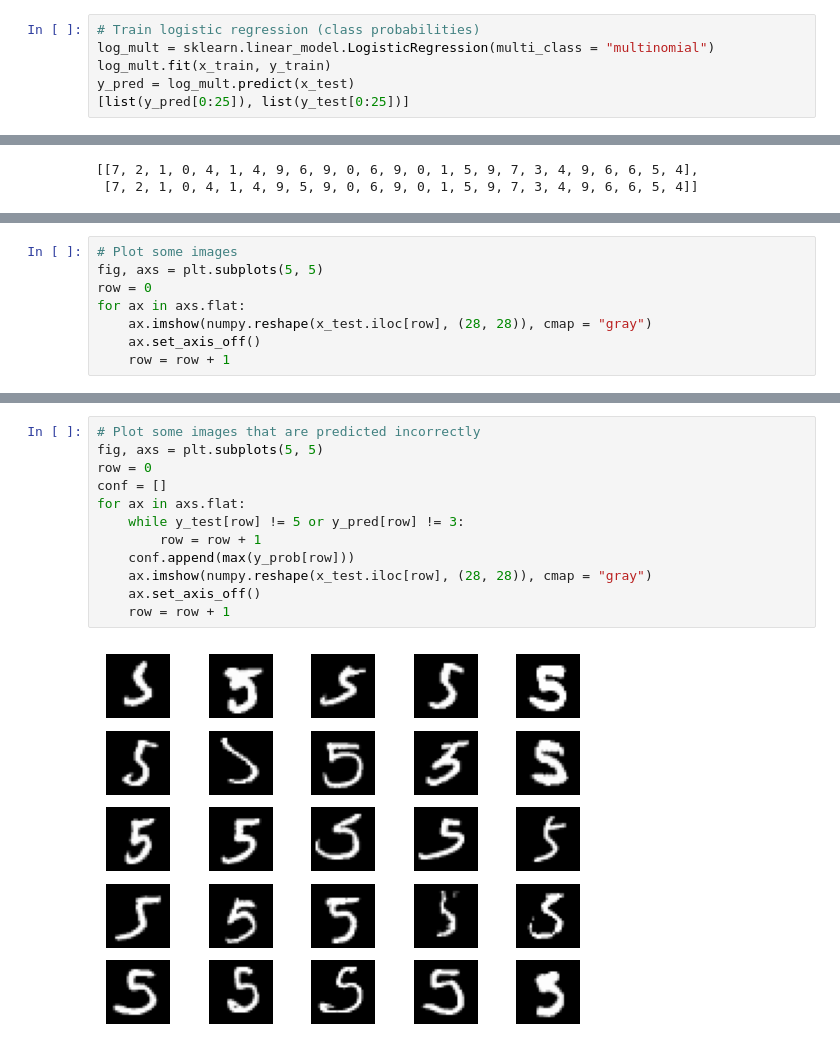
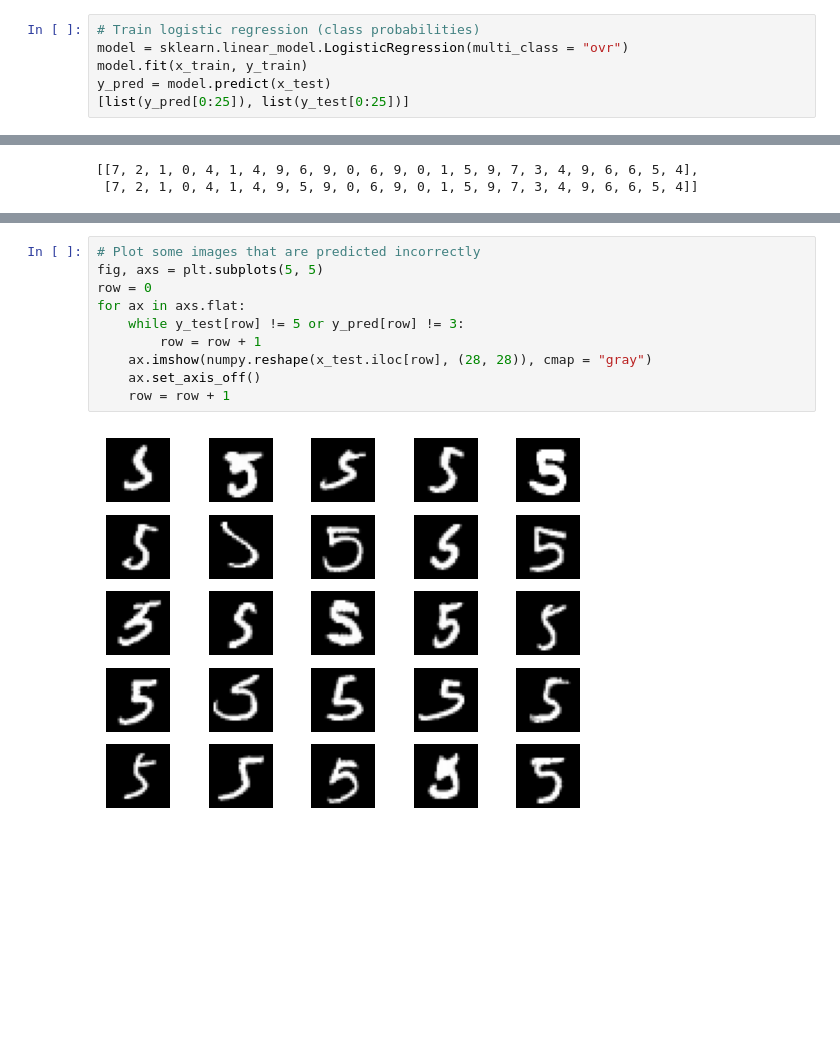
Before and after one commit to YoungWu559/CS320F23, a Jupyter notebook: CS320F23L31E3.ipynb, the cells around one changed output, grey strips where cells are left out. Drawn from its saved outputs; the diff is of its cells as text; blank space fills up the shorter version.

```diff
--- a/CS320F23L31E3.ipynb
+++ b/CS320F23L31E3.ipynb
@@ -27,9 +27,9 @@ print(x_train.shape, y_train.shape, x_test.shape, y_test.shape)
 (60000, 784) (60000,) (10000, 784) (10000,)
 # %%
 # Train logistic regression (class probabilities)
-log_mult = sklearn.linear_model.LogisticRegression(multi_class = "multinomial")
-log_mult.fit(x_train, y_train)
-y_pred = log_mult.predict(x_test)
+model = sklearn.linear_model.LogisticRegression(multi_class = "ovr")
+model.fit(x_train, y_train)
+y_pred = model.predict(x_test)
 [list(y_pred[0:25]), list(y_test[0:25])]
 # %% [output]
 STOP: TOTAL NO. of ITERATIONS REACHED LIMIT.
@@ -51,8 +43,0 @@ seaborn.heatmap(y_prob[0:25,:], cmap = "Greens")
-# %%
-# Plot some images
-fig, axs = plt.subplots(5, 5)
-row = 0
-for ax in axs.flat:
-    ax.imshow(numpy.reshape(x_test.iloc[row], (28, 28)), cmap = "gray")
-    ax.set_axis_off()
-    row = row + 1
@@ -86,14 +51,12 @@ seaborn.heatmap(mat, cmap = "Blues", annot = True)
 # %%
 # Plot some images that are predicted incorrectly
 fig, axs = plt.subplots(5, 5)
 row = 0
-conf = []
 for ax in axs.flat:
     while y_test[row] != 5 or y_pred[row] != 3:
         row = row + 1
-    conf.append(max(y_prob[row]))
     ax.imshow(numpy.reshape(x_test.iloc[row], (28, 28)), cmap = "gray")
     ax.set_axis_off()
     row = row + 1
 # %% [output]
-[figure, old version]
+[figure, new version]
```
Also changed, not shown: parts of 6 cells of this notebook, 3 other files.
